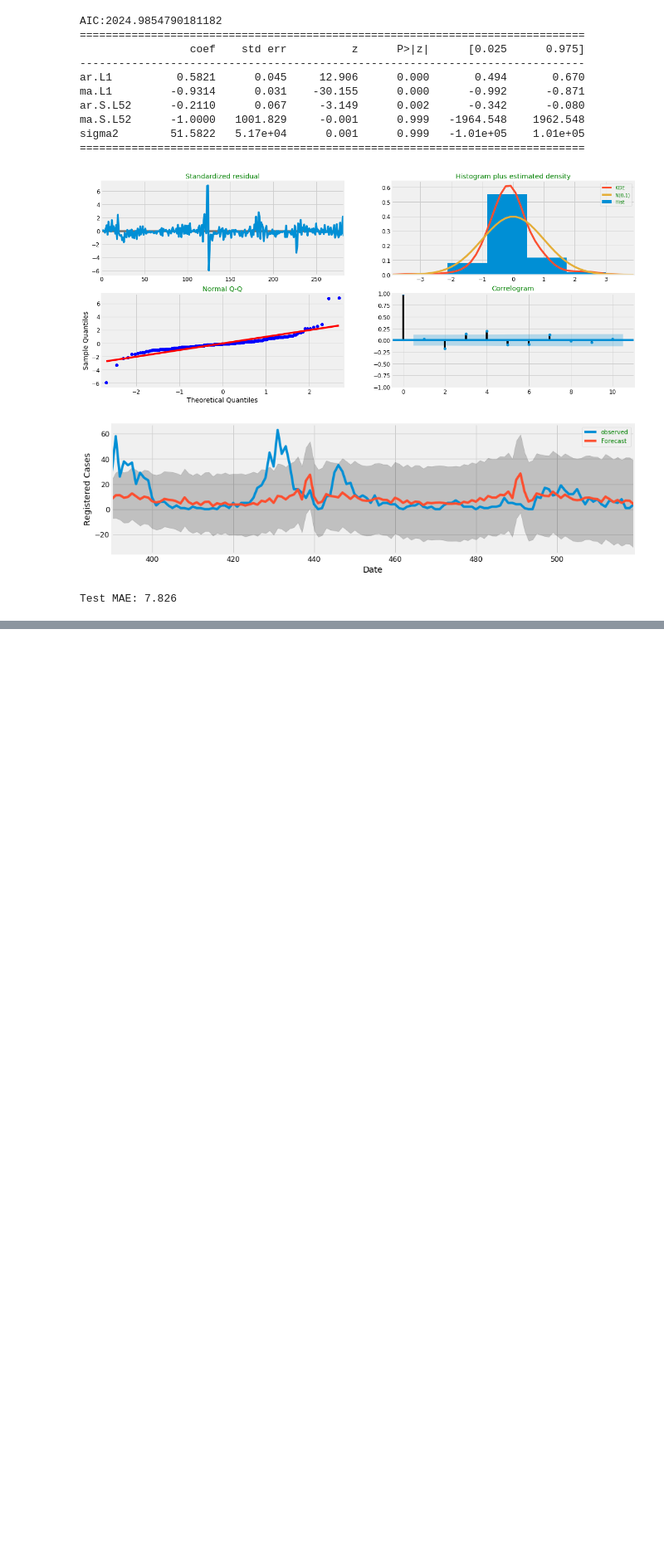
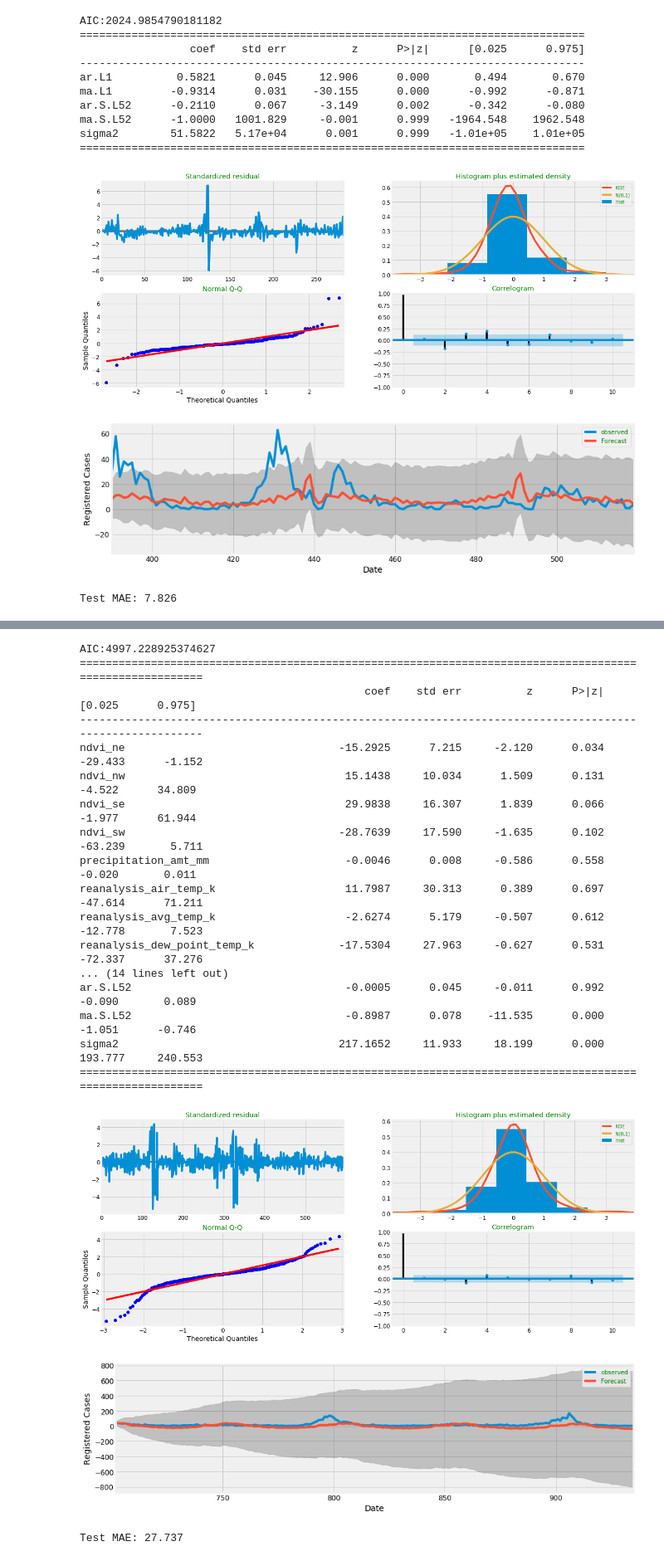
Before and after one commit to jsiloto/dengAI, a Jupyter notebook: analysis/sarima-analysis.ipynb, the cells around one changed output, grey strips where cells are left out. Shown at 83% size. Saved outputs shown, nothing was run; the diff lists cells and outputs as text; code cells hidden in the pictures; blank space fills up the shorter version.

```diff
--- a/analysis/sarima-analysis.ipynb
+++ b/analysis/sarima-analysis.ipynb
@@ -46,0 +60,23 @@ iq_train, iq_val = split(iq_data, train_split_size)
+# %%
+def treat_features(data):
+    Y = data['total_cases'].values.reshape(-1, 1)
+    data = data.drop(['index', 'total_cases', 'city', 'year', 'week_start_date', 'weekofyear'], axis=1)
+    data.fillna(method='ffill', inplace=True)
+    X = (data - data.mean()) / (data.max() - data.min())
+    X = X.values
+    return X, Y
+
+
+linear_regressor = LinearRegression()  # create object for the class
+
+X, Y = treat_features(sj_train)
+linear_regressor.fit(X, Y)  # perform linear regression
+Y_pred = linear_regressor.predict(X)  # make predictions
+error = mean_absolute_error(Y, Y_pred)
+print("Train MAE = {}".format(error))
+
+
+X, Y = treat_features(sj_val)  # values converts it into a numpy array
+Y_pred = linear_regressor.predict(X)  # make predictions
+error = mean_absolute_error(Y, Y_pred)
+print("Validation MAE = {}".format(error))
@@ -123,0 +267,3 @@ Test MAE: 7.826
+# %%
+time_series_analysis(sj_train, sj_val)
+# %% [output]
@@ -123,0 +287,20 @@ Test MAE: 7.826
+AIC:4997.228925374627
+=========================================================================================================
+                                            coef    std err          z      P>|z|      [0.025      0.975]
+---------------------------------------------------------------------------------------------------------
+ndvi_ne                                 -15.2925      7.215     -2.120      0.034     -29.433      -1.152
+ndvi_nw                                  15.1438     10.034      1.509      0.131      -4.522      34.809
+ndvi_se                                  29.9838     16.307      1.839      0.066      -1.977      61.944
+ndvi_sw                                 -28.7639     17.590     -1.635      0.102     -63.239       5.711
+precipitation_amt_mm                     -0.0046      0.008     -0.586      0.558      -0.020       0.011
+reanalysis_air_temp_k                    11.7987     30.313      0.389      0.697     -47.614      71.211
+reanalysis_avg_temp_k                    -2.6274      5.179     -0.507      0.612     -12.778       7.523
+reanalysis_dew_point_temp_k             -17.5304     27.963     -0.627      0.531     -72.337      37.276
+... (14 lines left out)
+ar.S.L52                                 -0.0005      0.045     -0.011      0.992      -0.090       0.089
+ma.S.L52                                 -0.8987      0.078    -11.535      0.000      -1.051      -0.746
+sigma2                                  217.1652     11.933     18.199      0.000     193.777     240.553
+=========================================================================================================
+[figure, added]
+[figure, added]
+Test MAE: 27.737
```
Also changed, not shown: parts of 8 cells of this notebook, 2 other files.
